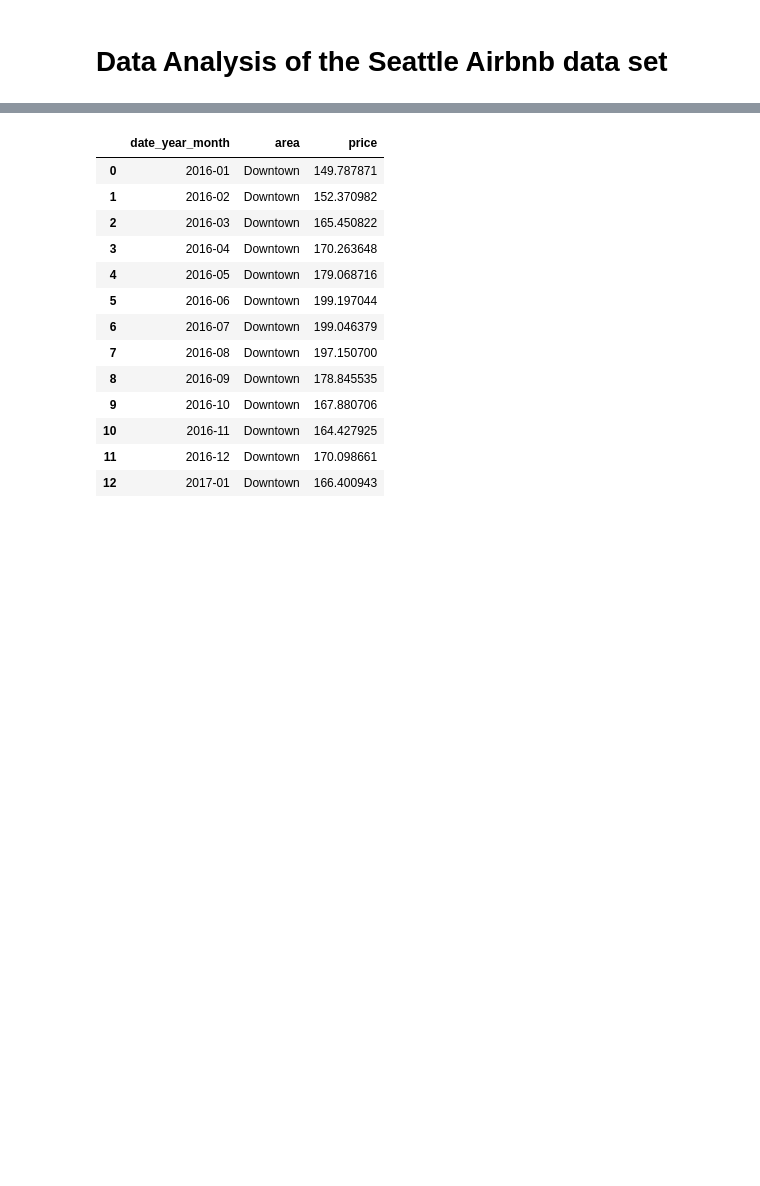
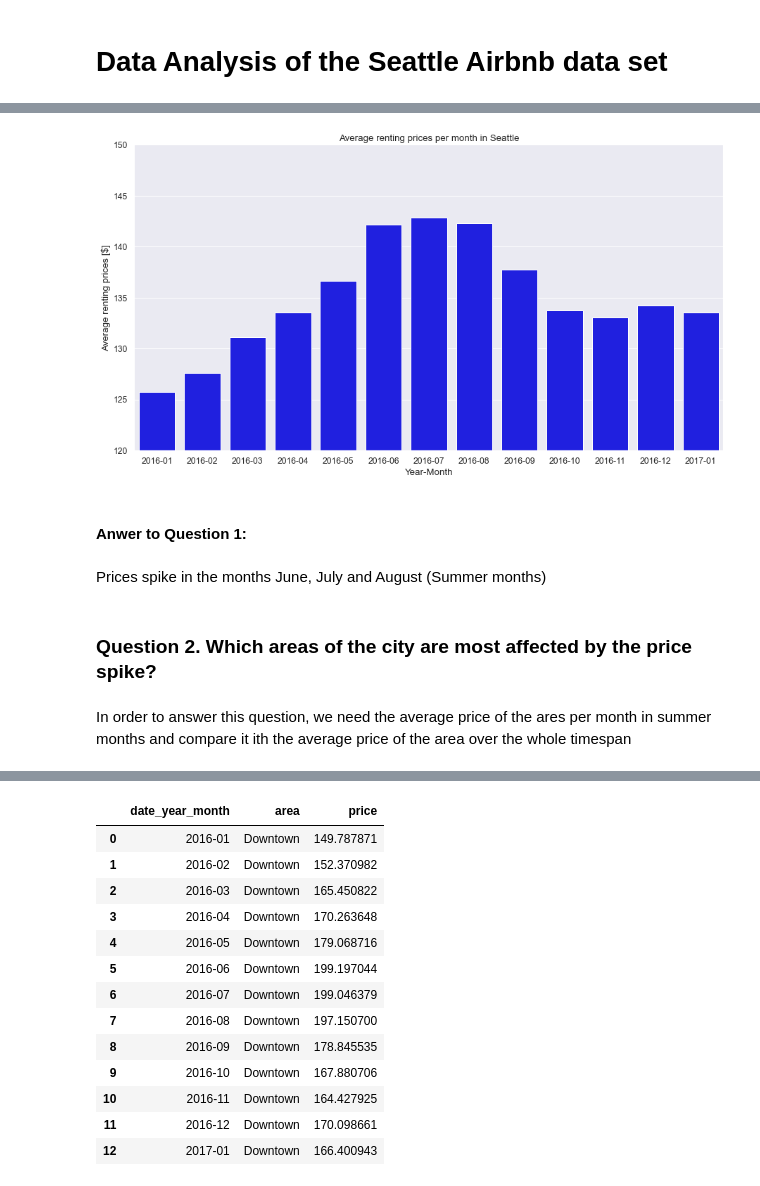
Before and after one commit to nikessl/Airbnb-Seattle-Data-Analysis, a Jupyter notebook: Data Analysis.ipynb, the cells around one changed output, grey strips where cells are left out. Drawn from its saved outputs; the diff is of its cells as text; code cells hidden in the pictures; blank space fills up the shorter version.

```diff
--- a/Data Analysis.ipynb
+++ b/Data Analysis.ipynb
@@ -209,0 +380,16 @@ plot.set(ylim = (1,1.17), title = "Seasonal effect on average prices", xlabel =
+# %%
+# Plot The average renting prices per month in Seatlle
+plt.figure(figsize = (15,8))
+sns.set(font_scale = 1.11)
+plot = sns.barplot(x = season["date_year_month"], y = season["price"], color = "blue")
+plot.set(ylim = (120,150), title = "Average renting prices per month in Seattle", xlabel = "Year-Month", ylabel = "Average renting prices [$]");
+# %% [output]
+[figure, added]
+# %% [markdown]
+#### Anwer to Question 1:
+# %% [markdown]
+Prices spike in the months June, July and August (Summer months)
+# %% [markdown]
+###  Question 2. Which areas of the city are most affected by the price spike?
+# %% [markdown]
+In order to answer this question, we need the average price of the ares per month in summer months and compare it ith the average price of the area over the whole timespan
```
Also changed, not shown: parts of 68 cells of this notebook.
